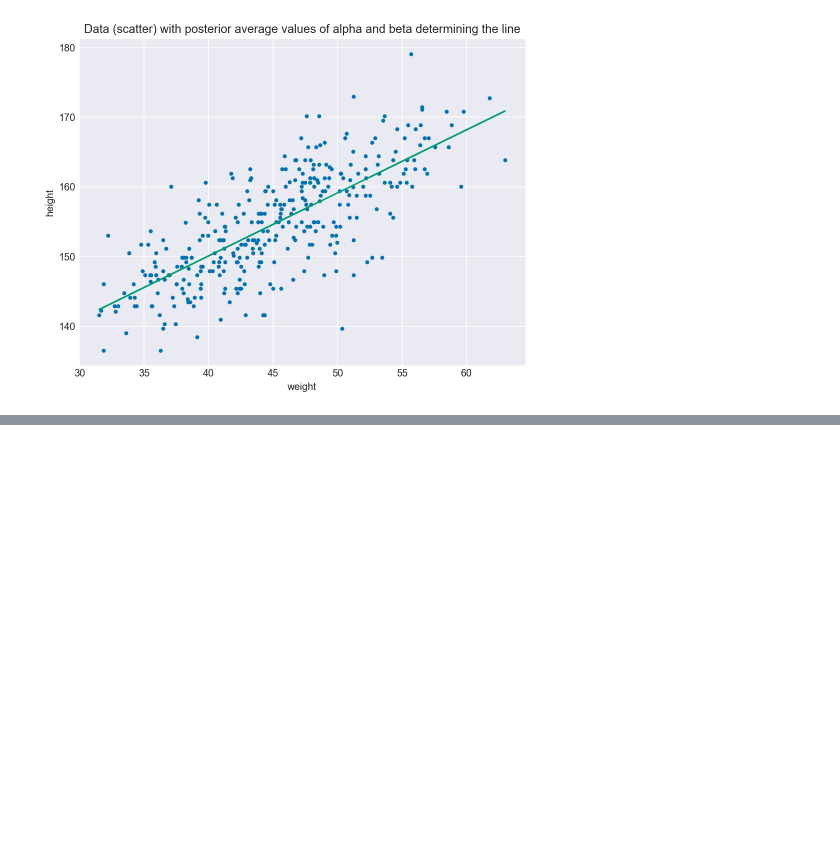
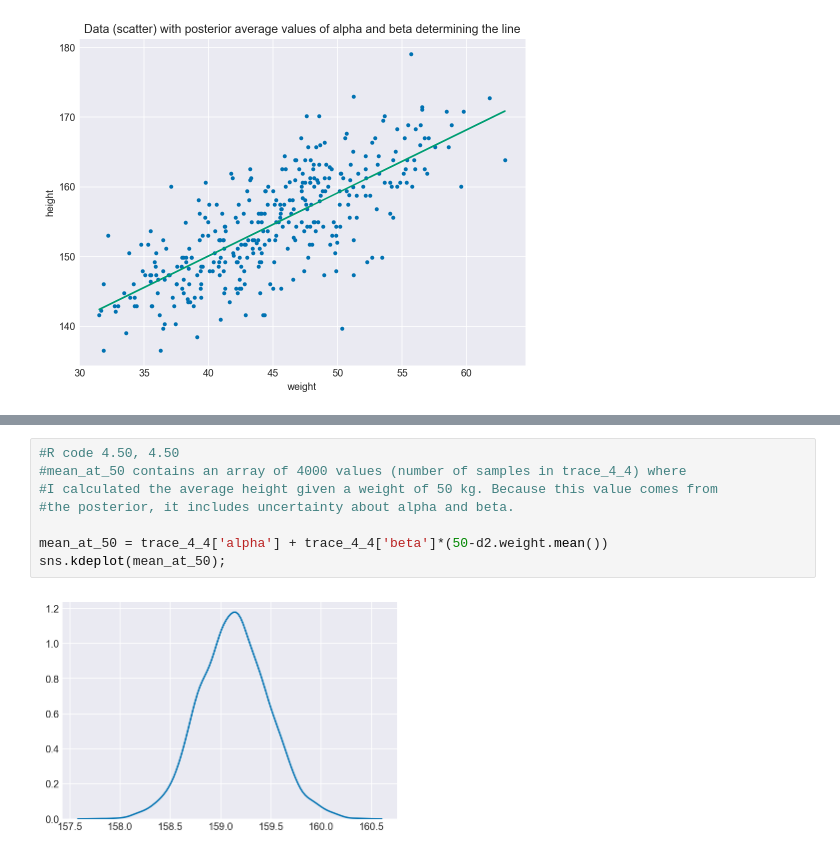
Before and after one commit to mikeviotti/Statistical_Rethinking_MV, a Jupyter notebook: Chapter_4.ipynb, the cells around one changed output, grey strips where cells are left out. Cells and saved outputs as stored; diff of their text form; blank space fills up the shorter version.

```diff
--- a/Chapter_4.ipynb
+++ b/Chapter_4.ipynb
@@ -531,0 +569,10 @@ KeyError: 'Unknown variable mu'
+# %%
+#R code 4.50, 4.50
+#mean_at_50 contains an array of 4000 values (number of samples in trace_4_4) where
+#I calculated the average height given a weight of 50 kg. Because this value comes from
+#the posterior, it includes uncertainty about alpha and beta.
+
+mean_at_50 = trace_4_4['alpha'] + trace_4_4['beta']*(50-d2.weight.mean())
+sns.kdeplot(mean_at_50);
+# %% [output]
+[figure, added]
```
Also changed, not shown: parts of 5 cells of this notebook.
